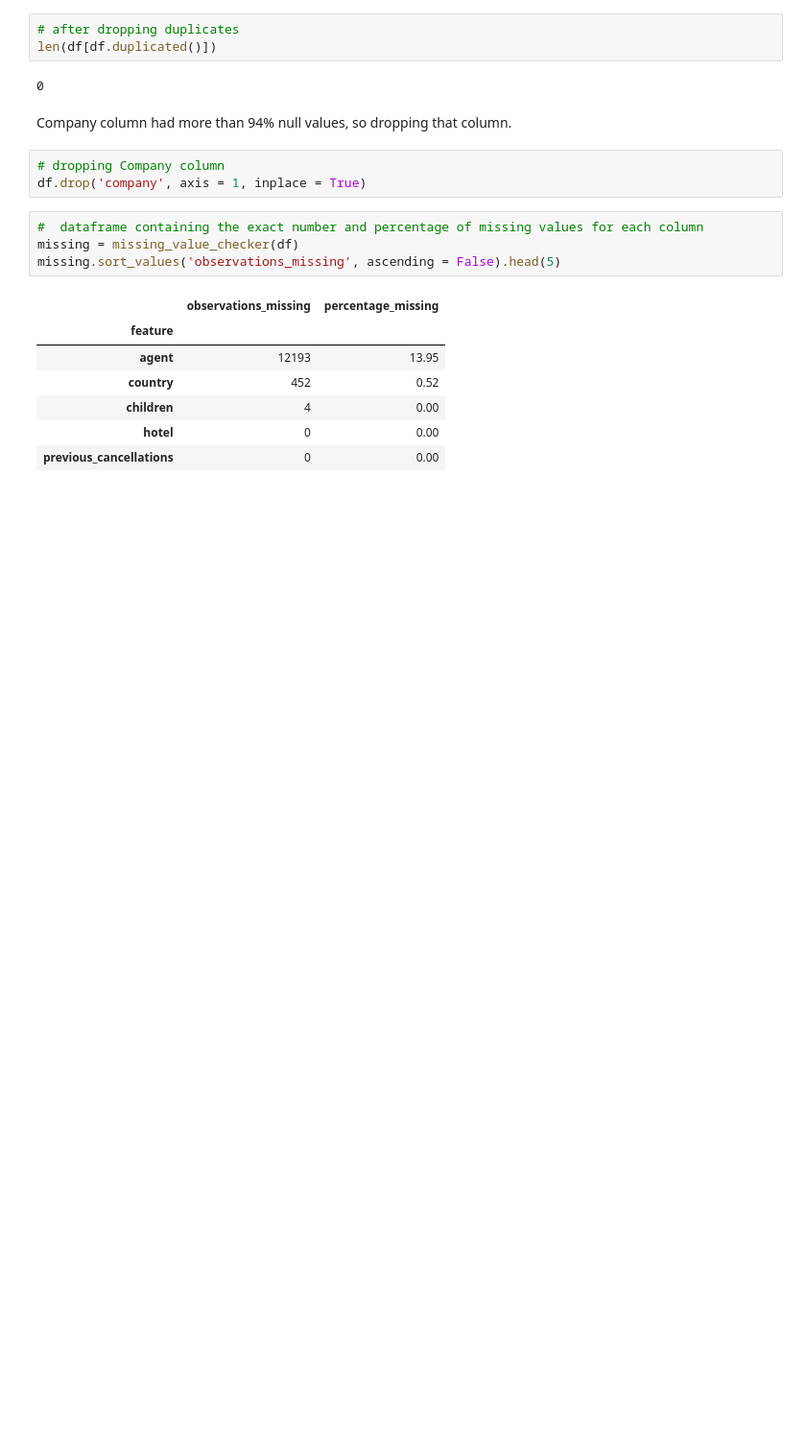
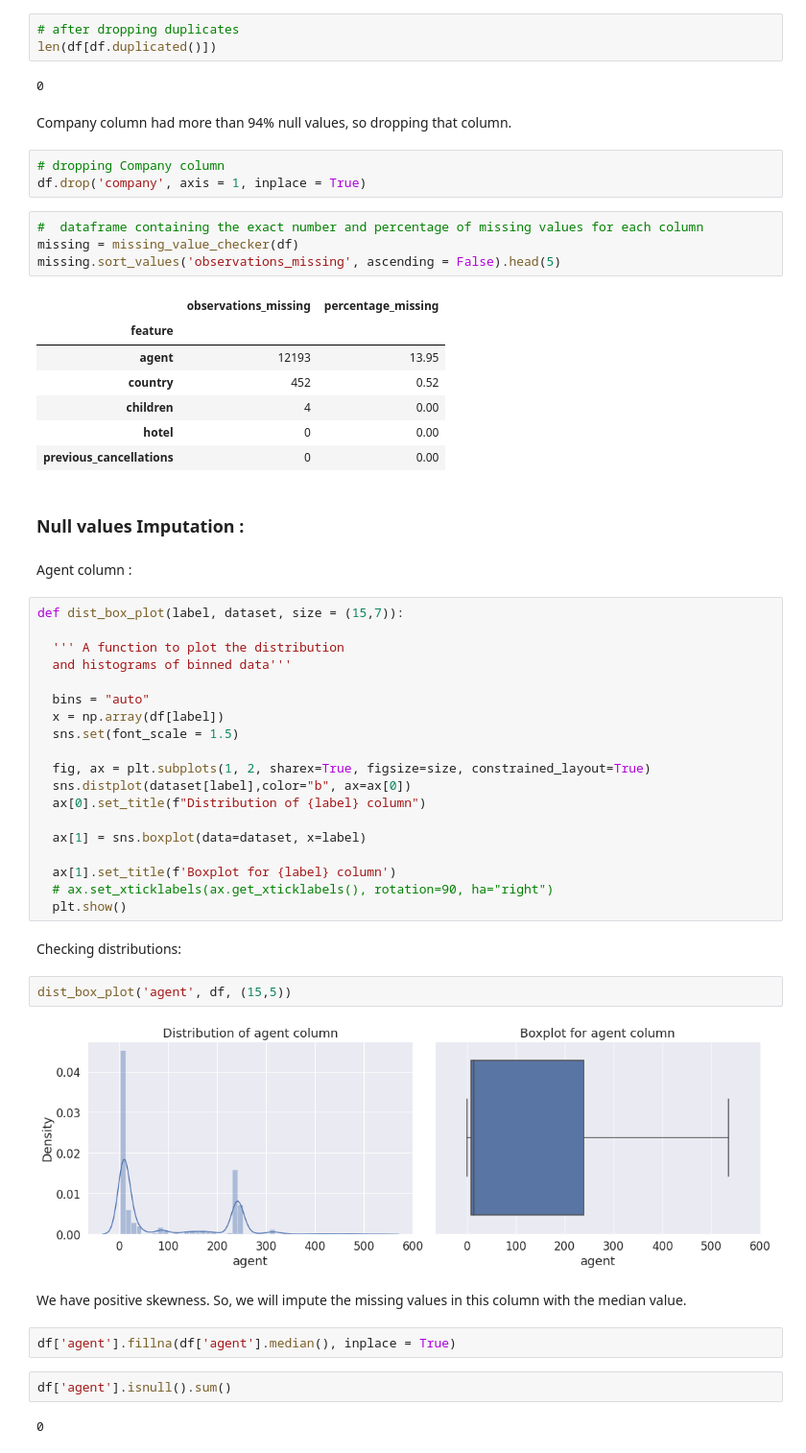
Before and after one commit to RanojoyBiswas/Hotel-Booking-Analysis-EDA-, a Jupyter notebook: Hotel_Booking_Analysis.ipynb, the cells around one changed output. Shown at 96% size. Saved outputs shown, nothing was run; the diff lists cells and outputs as text; blank space fills up the shorter version.

```diff
--- a/Hotel_Booking_Analysis.ipynb
+++ b/Hotel_Booking_Analysis.ipynb
@@ -242,3 +246,40 @@ missing.sort_values('observations_missing', ascending = False).head(5)
 | children | 4 | 0.00 |
 | hotel | 0 | 0.00 |
 | previous_cancellations | 0 | 0.00 |
+# %% [markdown]
+### Null values Imputation :
+# %% [markdown]
+Agent column :
+# %%
+def dist_box_plot(label, dataset, size = (15,7)):
+
+  ''' A function to plot the distribution
+  and histograms of binned data'''
+
+  bins = "auto"
+  x = np.array(df[label])
+  sns.set(font_scale = 1.5)
+
+  fig, ax = plt.subplots(1, 2, sharex=True, figsize=size, constrained_layout=True)
+  sns.distplot(dataset[label],color="b", ax=ax[0])
+  ax[0].set_title(f"Distribution of {label} column")
+
+  ax[1] = sns.boxplot(data=dataset, x=label)
+
+  ax[1].set_title(f'Boxplot for {label} column')
+  # ax.set_xticklabels(ax.get_xticklabels(), rotation=90, ha="right")
+  plt.show()
+# %% [markdown]
+Checking distributions:
+# %%
+dist_box_plot('agent', df, (15,5))
+# %% [output]
+[figure, added]
+# %% [markdown]
+We have positive skewness. So, we will impute the missing values in this column with the median value.
+# %%
+df['agent'].fillna(df['agent'].median(), inplace = True)
+# %%
+df['agent'].isnull().sum()
+# %% [output]
+0
```
Also changed, not shown: parts of 20 cells of this notebook.
